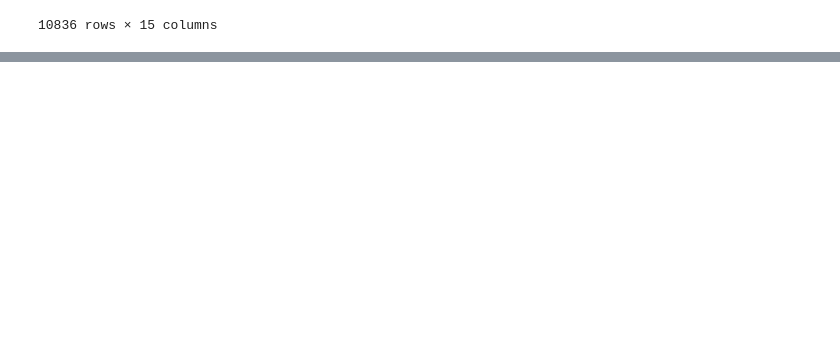
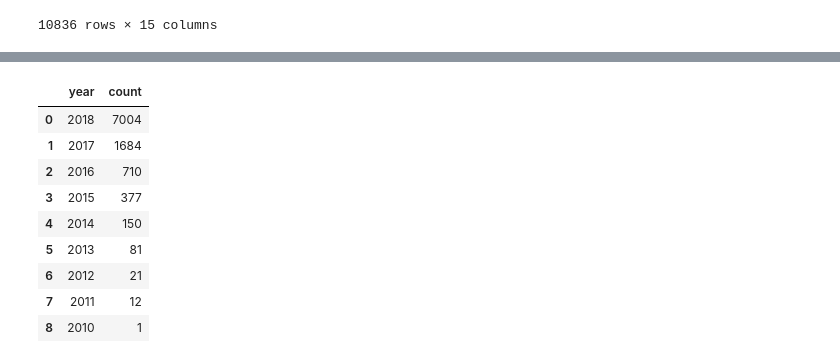
Before and after one commit to sidds4474/Play-Store-App-Review-Analysis, a Jupyter notebook: Play_Store_App_Review_Analysis_Project.ipynb, the cells around one changed output, grey strips where cells are left out. Cells and saved outputs as stored; diff of their text form; code cells hidden in the pictures; blank space fills up the shorter version.

Commit message:
exploratory data analysis

```diff
--- a/Play_Store_App_Review_Analysis_Project.ipynb
+++ b/Play_Store_App_Review_Analysis_Project.ipynb
@@ -116,0 +122,2 @@ data.head(-5)
+# %%
+data.dropna(subset=['Type'],inplace=True)
@@ -116,0 +147,19 @@ data.head(-5)
+# %%
+df1=data[data['Type']=='Free']
+df2=data[data['Type']=='Paid']
+# %%
+free=df1['Year Added'].value_counts().reset_index()
+# %%
+free.columns=['year','count']
+free
+# %% [output]
+|  | year | count |
+| 0 | 2018 | 7004 |
+| 1 | 2017 | 1684 |
+| 2 | 2016 | 710 |
+| 3 | 2015 | 377 |
+| 4 | 2014 | 150 |
+| 5 | 2013 | 81 |
+| 6 | 2012 | 21 |
+| 7 | 2011 | 12 |
+| 8 | 2010 | 1 |
```
Also changed, not shown: parts of 9 cells of this notebook.
